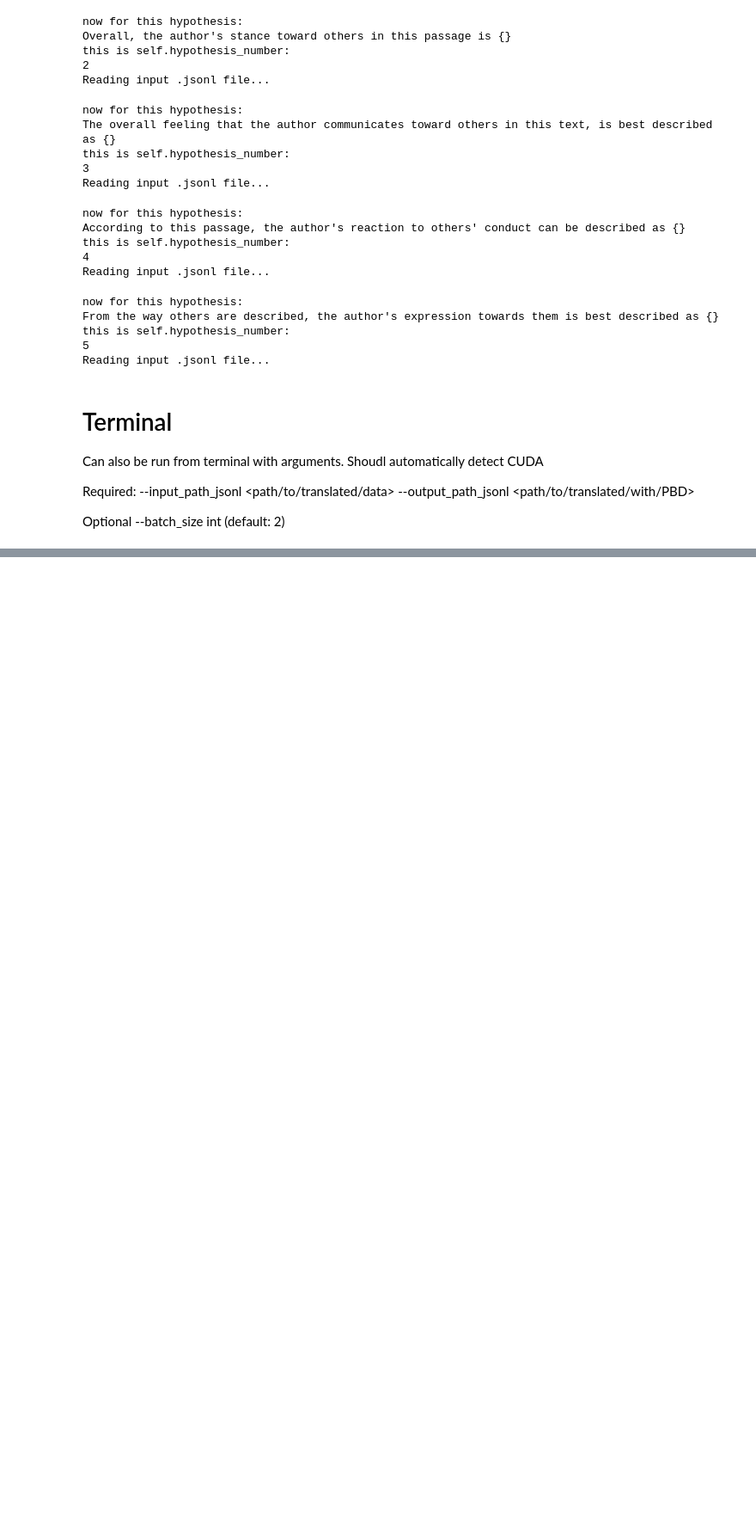
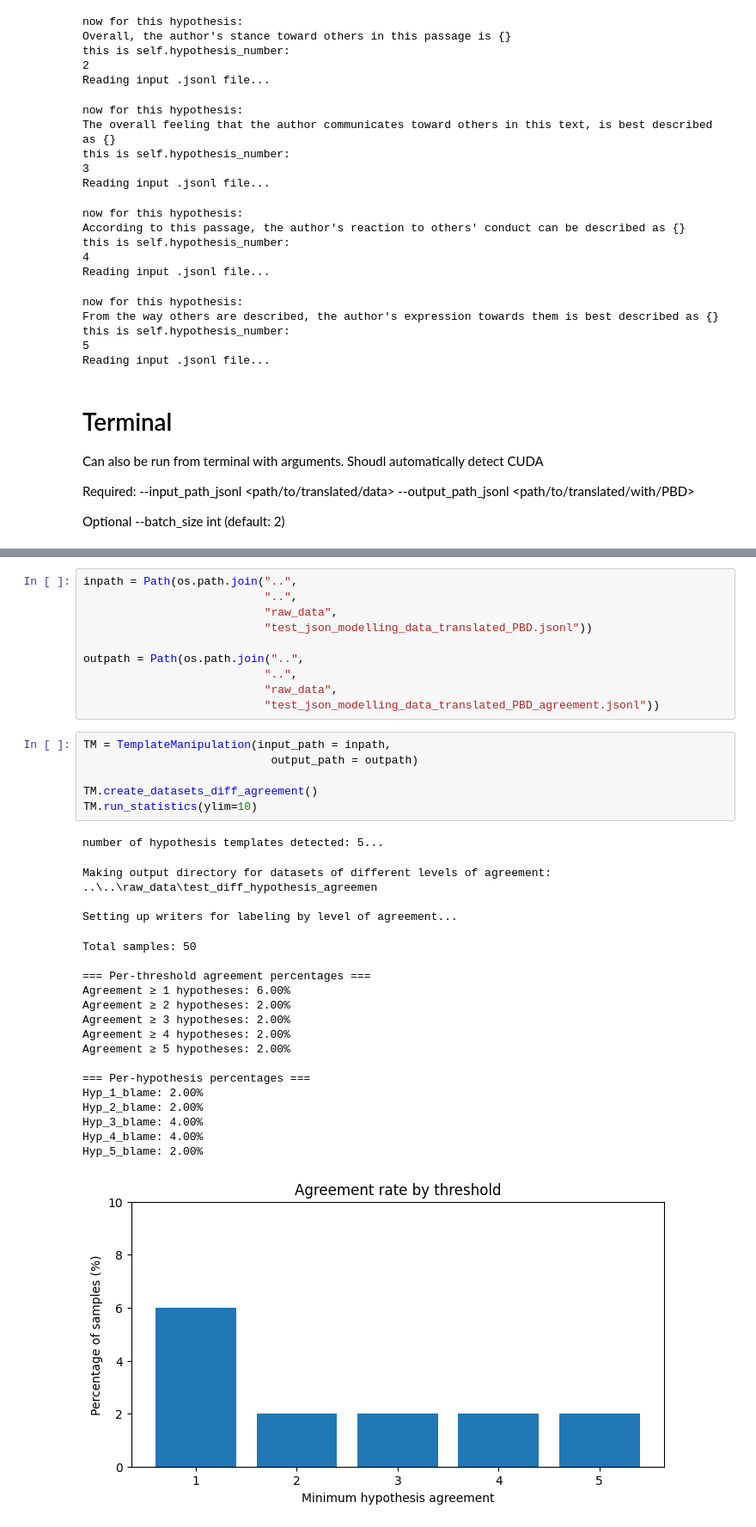
Before and after one commit to Lundsfryd/BlameBERT, a Jupyter notebook: data_making/scripts/prelim_blame_detection/PBD.ipynb, the cells around one changed output, grey strips where cells are left out. Shown at 86% size. Saved outputs shown, nothing was run; the diff lists cells and outputs as text; blank space fills up the shorter version.

Commit message:
pipeline for segmenting data into levels of agreement almost done. Need just remapping

```diff
--- a/data_making/scripts/prelim_blame_detection/PBD.ipynb
+++ b/data_making/scripts/prelim_blame_detection/PBD.ipynb
@@ -91 +96,39 @@ from pathlib import Path
 from template_manipulation import TemplateManipulation
+# %%
+inpath = Path(os.path.join("..",
+                           "..",
+                           "raw_data",
+                           "test_json_modelling_data_translated_PBD.jsonl"))
+
+outpath = Path(os.path.join("..",
+                           "..",
+                           "raw_data",
+                           "test_json_modelling_data_translated_PBD_agreement.jsonl"))
+# %%
+TM = TemplateManipulation(input_path = inpath,
+                            output_path = outpath)
+
+TM.create_datasets_diff_agreement()
+TM.run_statistics(ylim=10)
+# %% [output]
+number of hypothesis templates detected: 5...
+Making output directory for datasets of different levels of agreement:
+..\..\raw_data\test_diff_hypothesis_agreemen
+
+Setting up writers for labeling by level of agreement...
+Total samples: 50
+
+=== Per-threshold agreement percentages ===
+Agreement ≥ 1 hypotheses: 6.00%
+Agreement ≥ 2 hypotheses: 2.00%
+Agreement ≥ 3 hypotheses: 2.00%
+Agreement ≥ 4 hypotheses: 2.00%
+Agreement ≥ 5 hypotheses: 2.00%
+
+=== Per-hypothesis percentages ===
+Hyp_1_blame: 2.00%
+Hyp_2_blame: 2.00%
+Hyp_3_blame: 4.00%
+Hyp_4_blame: 4.00%
+Hyp_5_blame: 2.00%
+[figure, added]
```
Also changed, not shown: parts of 6 cells of this notebook, 8 other files.
